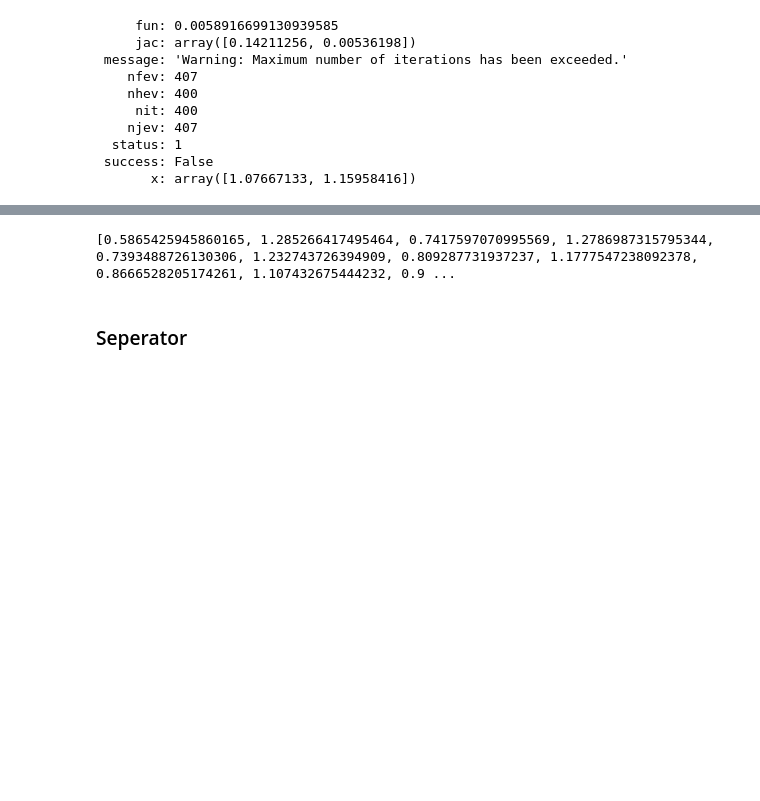
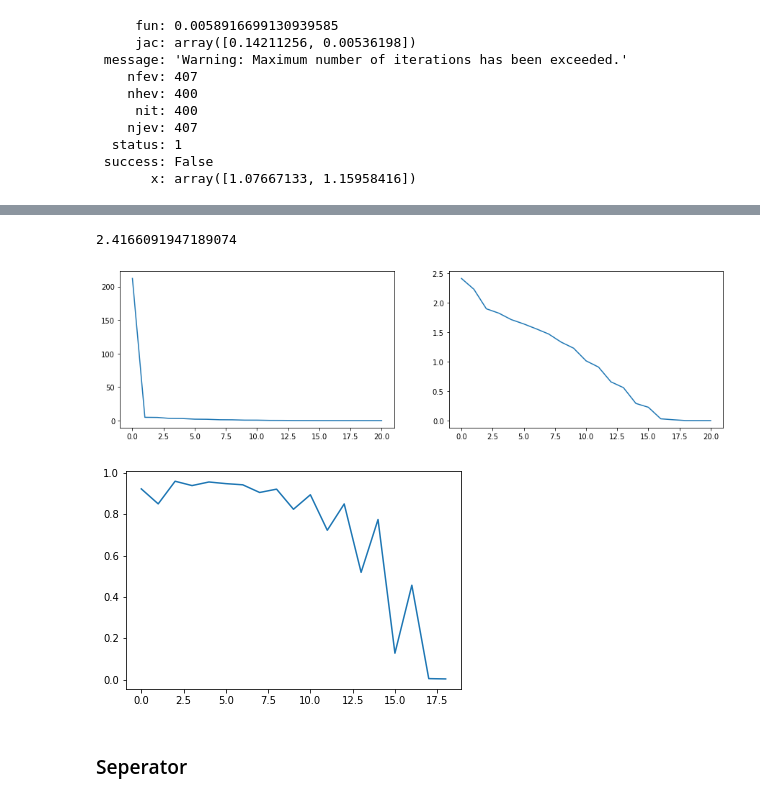
Before and after one commit to JACOBIN-SCTCS/Numerical-Optimization, a Jupyter notebook: Assignment1/sol.ipynb, the cells around one changed output, grey strips where cells are left out. Cells and saved outputs as stored; diff of their text form; code cells hidden in the pictures; blank space fills up the shorter version.

```diff
--- a/Assignment1/sol.ipynb
+++ b/Assignment1/sol.ipynb
@@ -487,37 +476,56 @@ plot_steplength_iterates(step_sizes,iterates,-2.0,2.0)
 # %%
-def plot_convergence(iterates):
+def plot_convergence(iterates, function_values):
 
     conv_values = []
-    minima = iterates[len(iterates)-1]
+    minima = iterates[-1]
 
-    for i in range(len(iterates)-1):
-        iterates[i] = iterates[i] - minima
+    fig,ax=plt.subplots(1,2)
+    fig.set_figwidth(15)
 
 
-    for i in range(1,len(iterates)):
+    ax[0].plot(np.arange(len(function_values)),function_values)
 
-        n1 = np.linalg.norm(iterates[i])
-        n2 = (np.linalg.norm(iterates[i-1]))
+
+
+    new_iterates = iterates.copy()
+    new_iterates_norm = [ 0 for i in range(len(new_iterates))]
+    for i in range(len(iterates)-1):
+        new_iterates[i] = iterates[i] - minima
+        new_iterates_norm[i] = np.linalg.norm(new_iterates[i].squeeze())
+
+
+    print(new_iterates_norm[0])
+    ax[1].plot(np.arange(len(new_iterates_norm)),new_iterates_norm)
+
+    plt.show()
+
+    for i in range(1,len(iterates)-1):
+
+        n1 = np.linalg.norm(new_iterates[i])
+        n2 = (np.linalg.norm(new_iterates[i-1]))
 
         convergence =  n1/n2
+        #print(convergence)
         conv_values.append(convergence)
 
-    ''' for i in range(2,len(iterates)-1):
+    '''for i in range(2,len(iterates)-1):
         n1 = np.linalg.norm(iterates[i+1] - iterates[i])
         n2 = np.linalg.norm(iterates[i] - iterates[i-1])
         n3 = np.linalg.norm(iterates[i-1]- iterates[i-2])
 
         q = np.log(n1/n2) / np.log(n2/n3)
         conv_values.append(q)'''
-    print(conv_values)
+
+    plt.plot(np.arange(len(conv_values)),conv_values)
+    plt.show()
 
 
-
-
-
-plot_convergence(iterates)
+iterates_np = np.array(iterates)
+plot_convergence(iterates_np,function_values)
 # %% [output]
-[0.5865425945860165, 1.285266417495464, 0.7417597070995569, 1.2786987315795344, 0.7393488726130306, 1.232743726394909, 0.809287731937237, 1.1777547238092378, 0.8666528205174261, 1.107432675444232, 0.9 ...
+2.4166091947189074
+[figure, added]
+[figure, added]
 # %%
 def plot_values(function_values):
     time = [i for i in range(len(function_values))]
```
Also changed, not shown: parts of 16 cells of this notebook, 1 other file.
